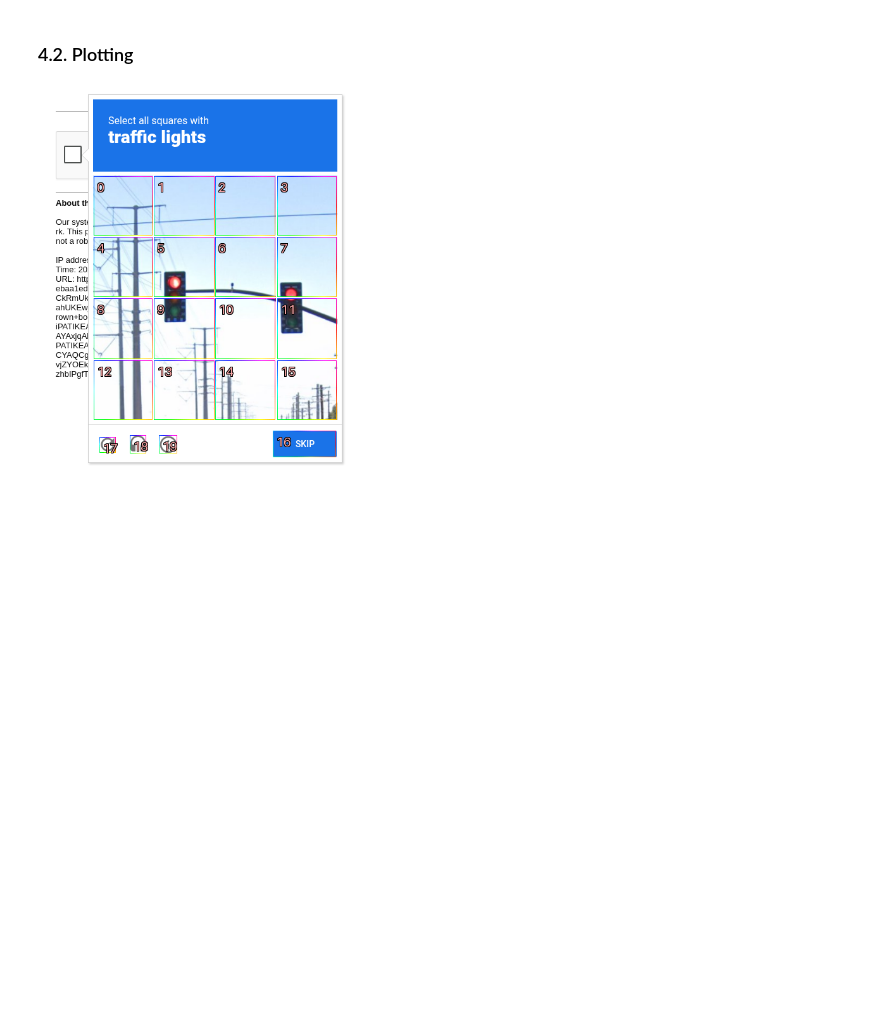
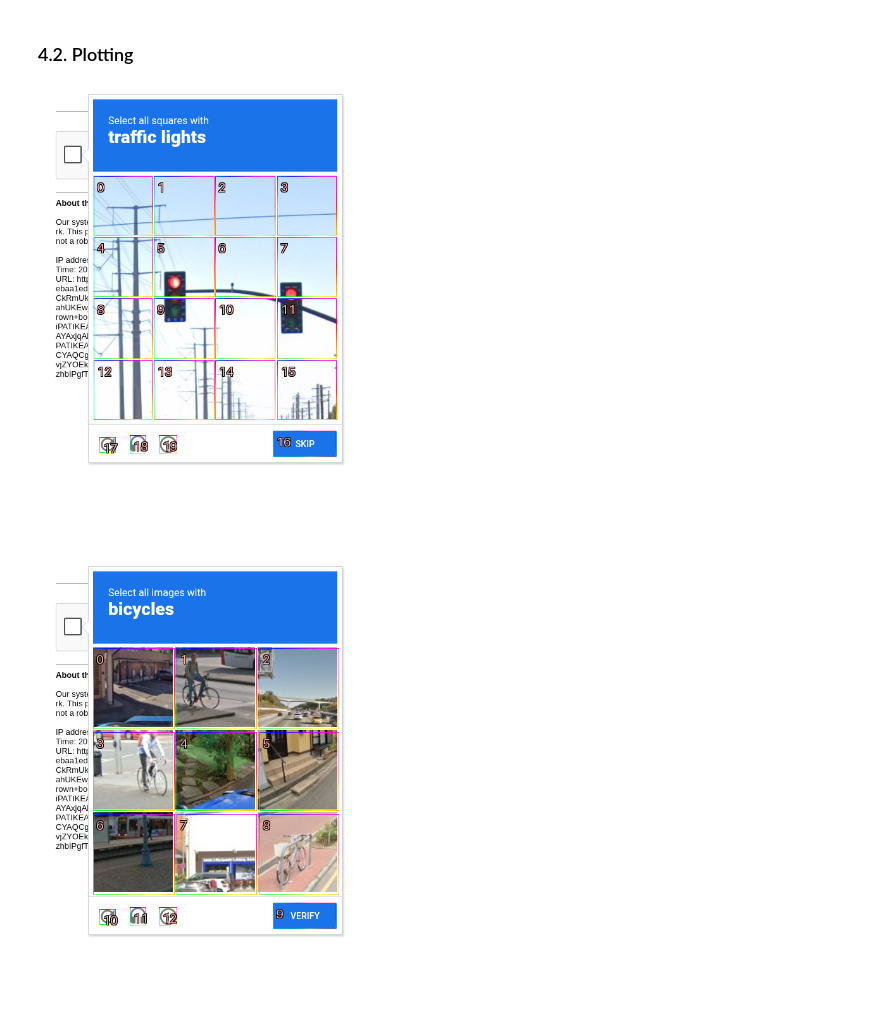
Before and after one commit to rezaho/MARSYS, a Jupyter notebook: test_graphical_control_browser.ipynb, the cells around one changed output. Saved outputs shown, nothing was run; the diff lists cells and outputs as text; code cells hidden in the pictures; blank space fills up the shorter version.

```diff
--- a/test_graphical_control_browser.ipynb
+++ b/test_graphical_control_browser.ipynb
@@ -46,7 +46,7 @@ else:
 # %%
 from src.environment.web_browser import BrowserTool
 
-browser = await BrowserTool.create_safe(headless=False)
+browser = await BrowserTool.create_safe(temp_dir="./assets", headless=True)
 # %% [markdown]
 ### 1. Navigate to Google Search
 # %%
@@ -104,5 +90,5 @@ await browser.mouse_move_smooth(target=(62, 100))
 # %%
 await browser.mouse_click(62, 100)
 # %%
-image = await browser.screenshot(highlight_bbox=False)
+image = await browser.screenshot(filename="img_examples/screenshot_page_example_11.png", highlight_bbox=False)
 display(image)
@@ -410,6 +390,8 @@ import re
 import json
 from pydantic import BaseModel
 from openai import OpenAI
+import concurrent.futures
+from itertools import repeat
 
 class BoundingBox(BaseModel):
     """
@@ -431,6 +413,8 @@ class VisionLanguageInference:
         self.base64_imgs = [self.encode_image(path) for path in image_paths]
         self.ref_imgs = [self.open_image(path) for path in image_paths]
 
+        # Load the example image
+        example_base64_img = self.encode_image("file://./assets/img_examples/screenshot_page_example_01.png")
         # Prepare initial messages (system and first conversation rounds)
         system_msg = {
         "role": "system",
@@ -466,7 +450,7 @@ OUTPUT FORMAT:
         "role": "user",
         "content": [
             {"type": "image_url", "image_url": {"url": f"embedded-picture"} },
-            {"type": "text", "text": "Output the coordinates of all interactable elements."},
+            {"type": "text", "text": "Output the coordinates of all interactable elements that you can see. Do not attempt to solve anything."},
         ],
         }
         assistant_msg_initial = {
@@ -544,7 +528,7 @@ OUTPUT FORMAT:
 
         return bounding_boxes
 
-    def run_inference(self, additional_user_message: dict) -> list[BoundingBox]:
+    def run_inference(self, additional_user_message: dict, temperature: float=0.0, max_tokens: int=1024) -> list[BoundingBox]:
         """
         Runs inference on the vllm server and returns a list of BoundingBox objects.
 
@@ -563,15 +547,15 @@ OUTPUT FORMAT:
         chat_response = self.client.chat.completions.create(
             model=self.model,
             messages=messages,
-            max_tokens=1500,
-            temperature=0.1,
+            max_tokens=max_tokens,
+            temperature=temperature,
         )
 
         generated_text = chat_response.choices[0].message.content
 
         return self.extract_bounding_boxes(generated_text)
 
-    def run_inference_batch(self, batch_messages: list[list[dict]]) -> list[list[BoundingBox]]:
+    def run_inference_batch(self, batch_messages: list[list[dict]], temperature: float=0.0, max_tokens: int=1024) -> list[list[BoundingBox]]:
         """
         Runs inference on the vllm server for a batch of additional user messages in parallel.
 
@@ -587,7 +571,7 @@ OUTPUT FORMAT:
         Returns a list of lists of BoundingBox objects, preserving the order of batch_messages.
         """
         with concurrent.futures.ThreadPoolExecutor() as executor:
-            results = list(executor.map(self.run_inference, batch_messages))
+            results = list(executor.map(self.run_inference, batch_messages, repeat(temperature), repeat(max_tokens)))
         return results
 # %%
 # # Usage: Single request
@@ -971,9 +978,11 @@ def plot_bounding_boxes(
 # %% [markdown]
 ### 4.2. Plotting
 # %%
-image_with_boxes = plot_bounding_boxes(
-    ref_imgs[2], response_parsed[1], index_location="top_left", line_weight=1
-)
-display(image_with_boxes)
+for i in range(1, len(ref_imgs)-1):
+    image_with_boxes = plot_bounding_boxes(
+        ref_imgs[i+1], response_parsed[i], index_location="top_left", line_weight=1
+    )
+    display(image_with_boxes)
 # %% [output]
 [figure]
+[figure, added]
```
Also changed, not shown: parts of 15 cells of this notebook, 13 other files.
